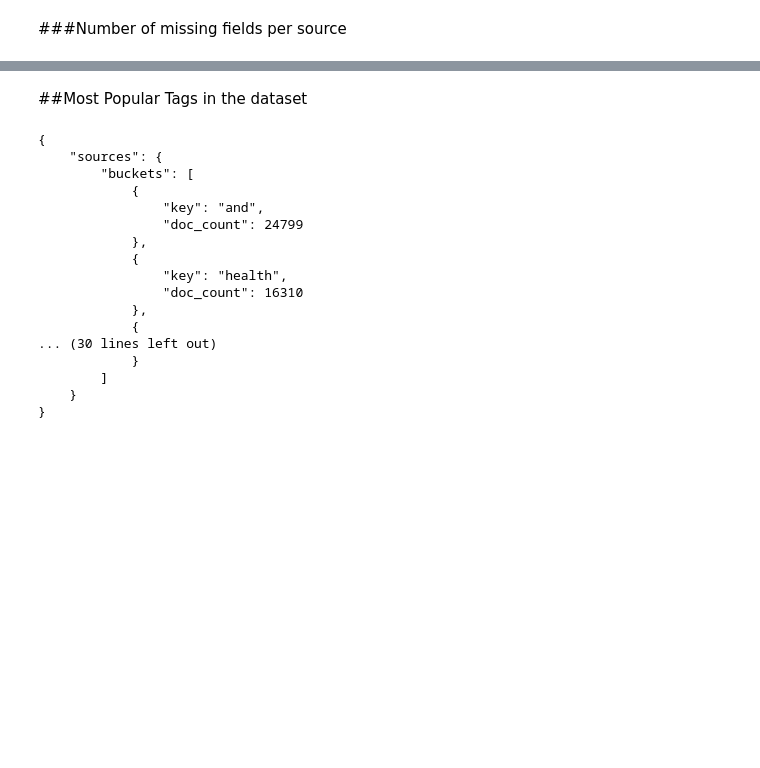
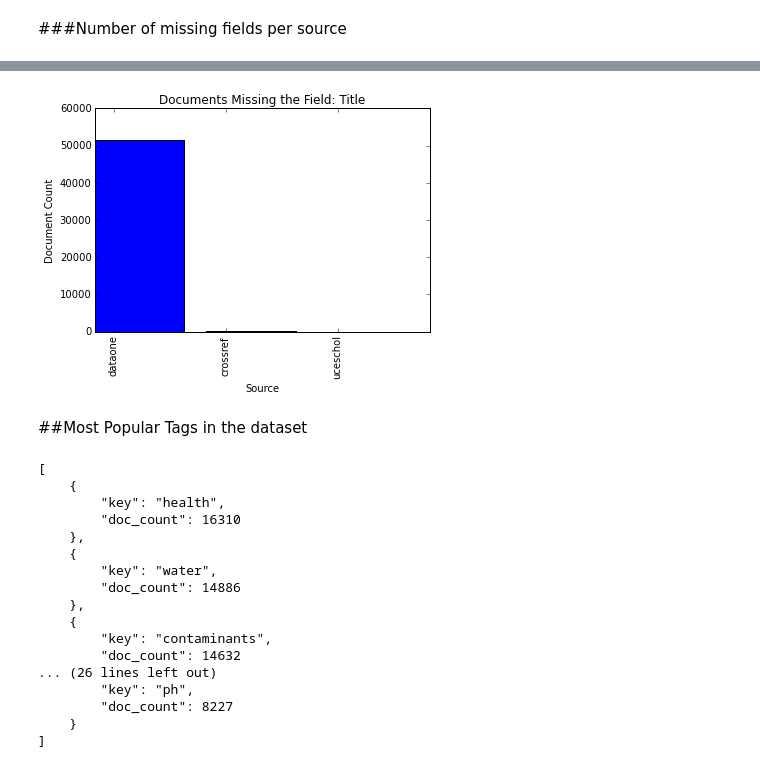
Before and after one commit to erinspace/scrapi_stats, a Jupyter notebook: scrapi_stats.ipynb, the cells around one changed output, grey strips where cells are left out. Saved outputs shown, nothing was run; the diff lists cells and outputs as text; code cells hidden in the pictures; blank space fills up the shorter version.

```diff
--- a/scrapi_stats.ipynb
+++ b/scrapi_stats.ipynb
@@ -196,5 +248,7 @@ print(json.dumps(source_statistics['aggregations'], indent=4))
 # %% [markdown]
 ###Number of missing fields per source
 # %%
-missing_by_field = search('missing', field='email')
+missing_by_field_search = search('missing', field='title')
+# %%
+missing_by_field = missing_by_field_search['aggregations']['sourceAggregation']['sources']['buckets']
 # %%
@@ -220,3 +256,7 @@ print(json.dumps(missing_by_field['aggregations'], indent=4))
+# %%
+create_bar_graph(missing_by_field, "Documents Missing the Field: ", 'Title')
+# %% [output]
+[figure, added]
 # %% [markdown]
 ##Most Popular Tags in the dataset
 # %%
@@ -224,20 +266,20 @@ top_tags = search(agg_type='field', field='tags', all_results=False)
 # %%
-print(json.dumps(top_tags['aggregations'], indent=4))
+print(json.dumps(top_tags, indent=4))
 # %% [output]
-{
-    "sources": {
-        "buckets": [
-            {
-                "key": "and",
-                "doc_count": 24799
-            },
-            {
-                "key": "health",
-                "doc_count": 16310
-            },
-            {
-... (30 lines left out)
-            }
-        ]
+[
+    {
+        "key": "health",
+        "doc_count": 16310
+    },
+    {
+        "key": "water",
+        "doc_count": 14886
+    },
+    {
+        "key": "contaminants",
+        "doc_count": 14632
+... (26 lines left out)
+        "key": "ph",
+        "doc_count": 8227
     }
-}
+]
```
Also changed, not shown: parts of 22 cells of this notebook.
